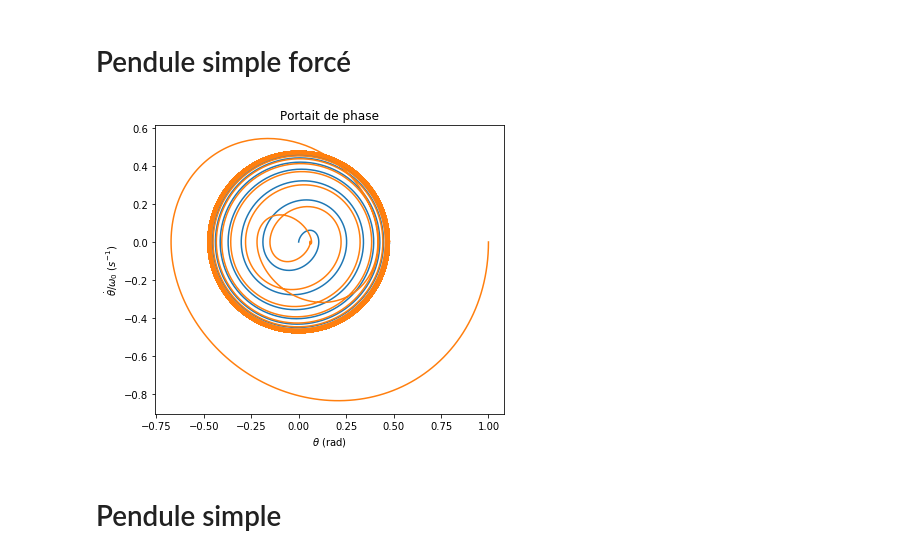
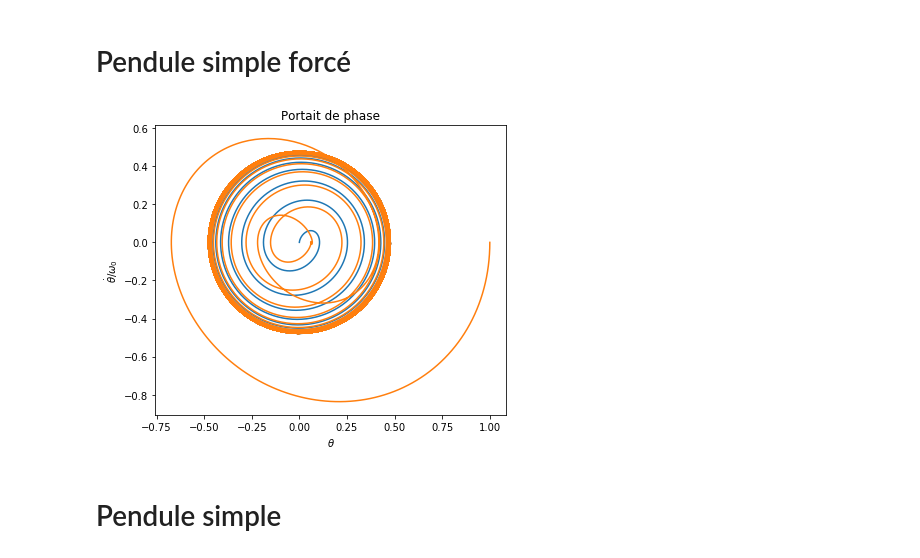
Before and after one commit to remimetzdorff/agregation, a Jupyter notebook: Python/LP25 Oscillateurs, portraits de phase et non linéaritéS.ipynb, the cells around one changed output. Saved outputs shown, nothing was run; the diff lists cells and outputs as text; code cells hidden in the pictures.

```diff
--- a/Python/LP25 Oscillateurs, portraits de phase et non linéaritéS.ipynb
+++ b/Python/LP25 Oscillateurs, portraits de phase et non linéaritéS.ipynb
@@ -392,0 +397,22 @@ plt.tight_layout()
+# %%
+f = 1
+
+def solve_vanderpol_forced(t, f0=1, epsilon=8e-1, theta0=-4*np.pi, angular_speed0=25/2/np.pi):
+    a  = -(2*np.pi*f0)**2    # g/l dans le cas du pendule
+    CI = [theta0, angular_speed0*2*np.pi]    # conditions initiales
+    def vanderpol_forced(etat_courant,time):# L'équation différentielle sous forme de fonction
+        (y,dy) = etat_courant              # On décompose notre Y en (y,dy)
+        return [dy,a*y-epsilon*np.sqrt(-a)*(y**2-1)*dy+200*np.sin(2*np.pi*f*time)]             # On renvoie ce que vaut Y'
+    Y, dY = odeint(vanderpol_forced, CI, t).T # Pour que odeint renvoit séparément les valeurs de Y et de Y',
+    return Y, dY
+
+t = np.linspace(0,100,10000)
+f0     = 1
+omega0 = 2*np.pi*f0
+
+fig = plt.figure(figsize=(10,5))
+ax = fig.gca(projection='3d')
+
+Y, dY = solve_vanderpol_forced(t, f0=f0, epsilon = 1, theta0=1.1, angular_speed0=0)
+x, y, z = Y, dY, 3*np.sin(2*np.pi*f*t)
+ax.plot(x, y, z)
@@ -429,31 +457,31 @@ mysavefig("double_pendulum_energy.png")
 # %%
 def solve_pendulum_forced(t, f0=1, epsilon=8e-1, theta0=-4*np.pi, angular_speed0=25/2/np.pi):
     a  = -(2*np.pi*f0)**2    # g/l dans le cas du pendule
     CI = [theta0, angular_speed0*2*np.pi]    # conditions initiales
     def pendulum_forced(etat_courant,time):# L'équation différentielle sous forme de fonction
         (y,dy) = etat_courant              # On décompose notre Y en (y,dy)
         return [dy,a*y-epsilon*dy + 3*np.sin(2*np.pi*f0*time)]             # On renvoie ce que vaut Y'
     Y, dY = odeint(pendulum_forced, CI, t).T # Pour que odeint renvoit séparément les valeurs de Y et de Y',
     return Y, dY
 
 t = np.linspace(0,50,10000)
 f0     = 1
 omega0 = 2*np.pi*f0
 
 plt.figure(figsize=(10,5))
 sps = (1,1)
 ax1 = plt.subplot2grid(sps, (0,0))
 
 for theta0, speed0 in zip([0,1], [0,0]):
     Y, dY = solve_pendulum_forced(t, f0=f0, epsilon = 1, theta0=theta0, angular_speed0=speed0)
     ax1.plot(Y, dY/omega0)
 ax1.set_title("Portait de phase")
-ax1.set_xlabel("$\\theta$ (rad)")
-ax1.set_ylabel("$\dot{\\theta}/\omega_0\ (s^{-1})$")
+ax1.set_xlabel("$\\theta$")
+ax1.set_ylabel("$\dot{\\theta}/\omega_0$")
 ax1.set_aspect("equal")
 plt.tight_layout()
 # %% [output]
-[figure, old version]
+[figure, new version]
 # %% [markdown]
 # Pendule simple
 # %%
```
Also changed, not shown: parts of 10 cells of this notebook, 28 other files.
